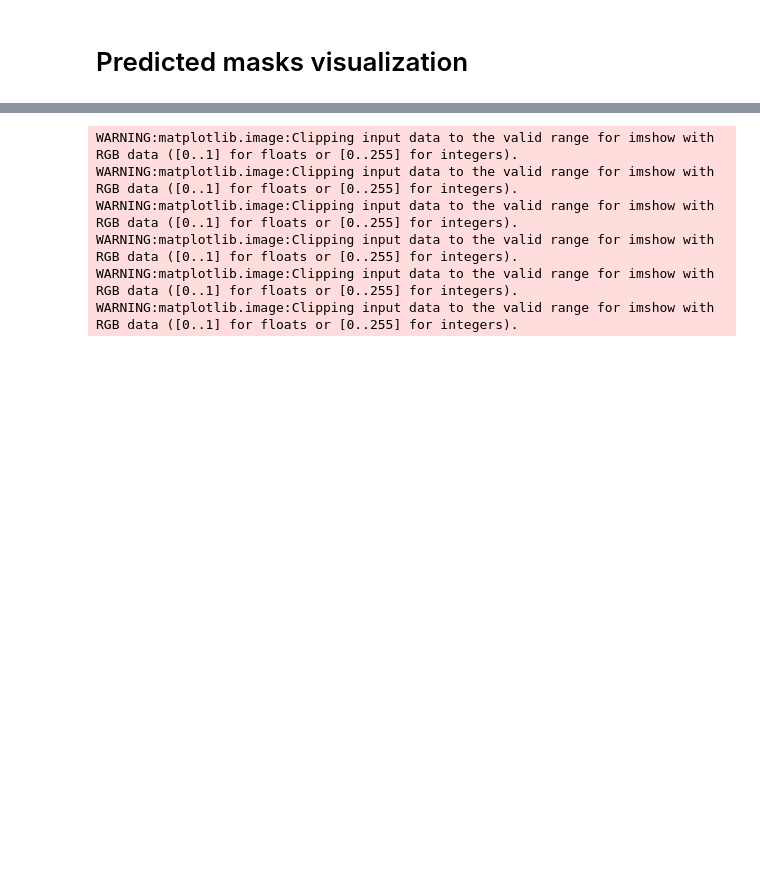
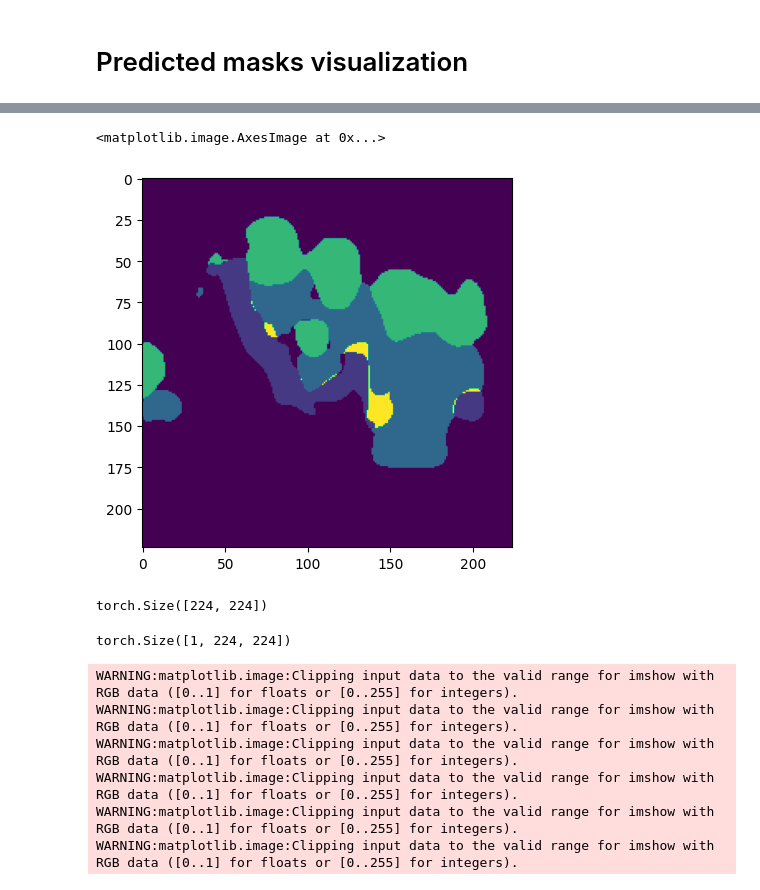
Before and after one commit to Viktor-Sok/Hierarchical_Semantic_Segmentation_Pascal_part, a Jupyter notebook: Notebooks/Model_comparison.ipynb, the cells around one changed output, grey strips where cells are left out. Cells and saved outputs as stored; diff of their text form; code cells hidden in the pictures; blank space fills up the shorter version.

```diff
--- a/Notebooks/Model_comparison.ipynb
+++ b/Notebooks/Model_comparison.ipynb
@@ -349,0 +408,4 @@ Text(0.5, 1.0, 'IouU metrics for each level of hierarchy for model with Focal Tr
+# %%
+model1.to(device)
+score = model1(valset_img[0].unsqueeze(0).to(device))
+pred = inference(score)
@@ -349,0 +423,9 @@ Text(0.5, 1.0, 'IouU metrics for each level of hierarchy for model with Focal Tr
+# %%
+plt.imshow(pred.squeeze())
+# %% [output]
+<matplotlib.image.AxesImage at 0x...>
+[figure, added]
+# %%
+valset_msk[0].shape
+# %% [output]
+torch.Size([224, 224])
@@ -350,3 +434,7 @@ Text(0.5, 1.0, 'IouU metrics for each level of hierarchy for model with Focal Tr
+# %%
+pred.shape
+# %% [output]
+torch.Size([1, 224, 224])
 # %%
 plt.figure(figsize=(20, 10), constrained_layout = True)
 nmax = 6
```
Also changed, not shown: parts of 25 cells of this notebook.
